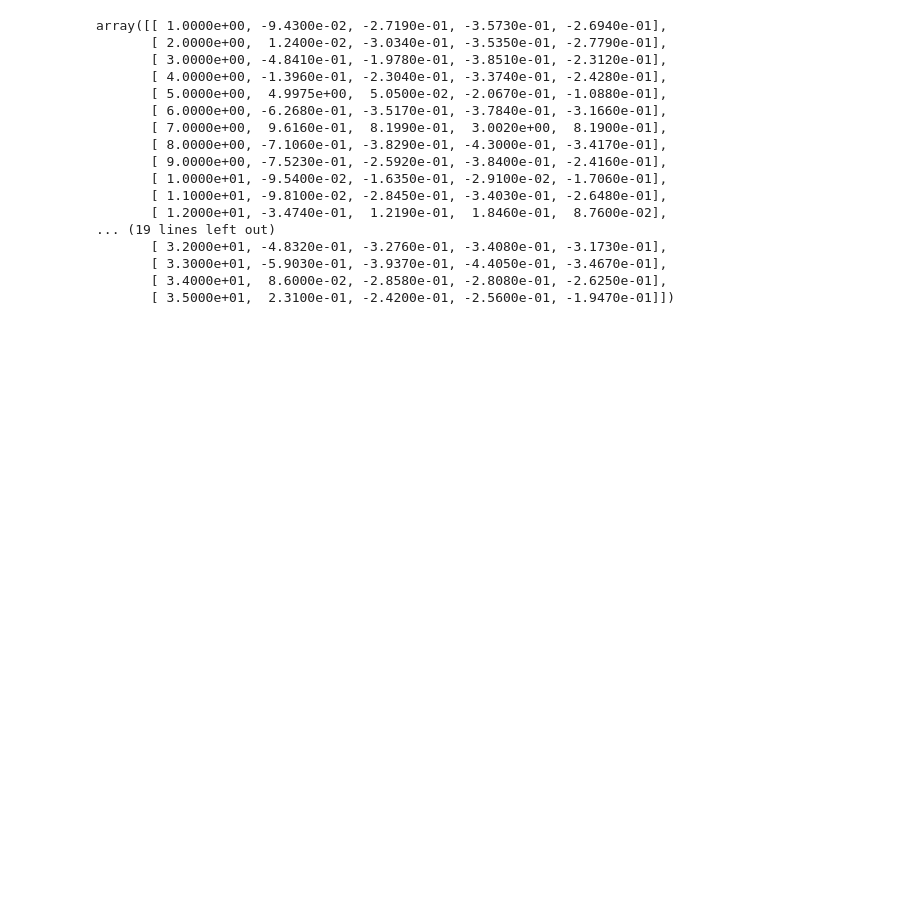
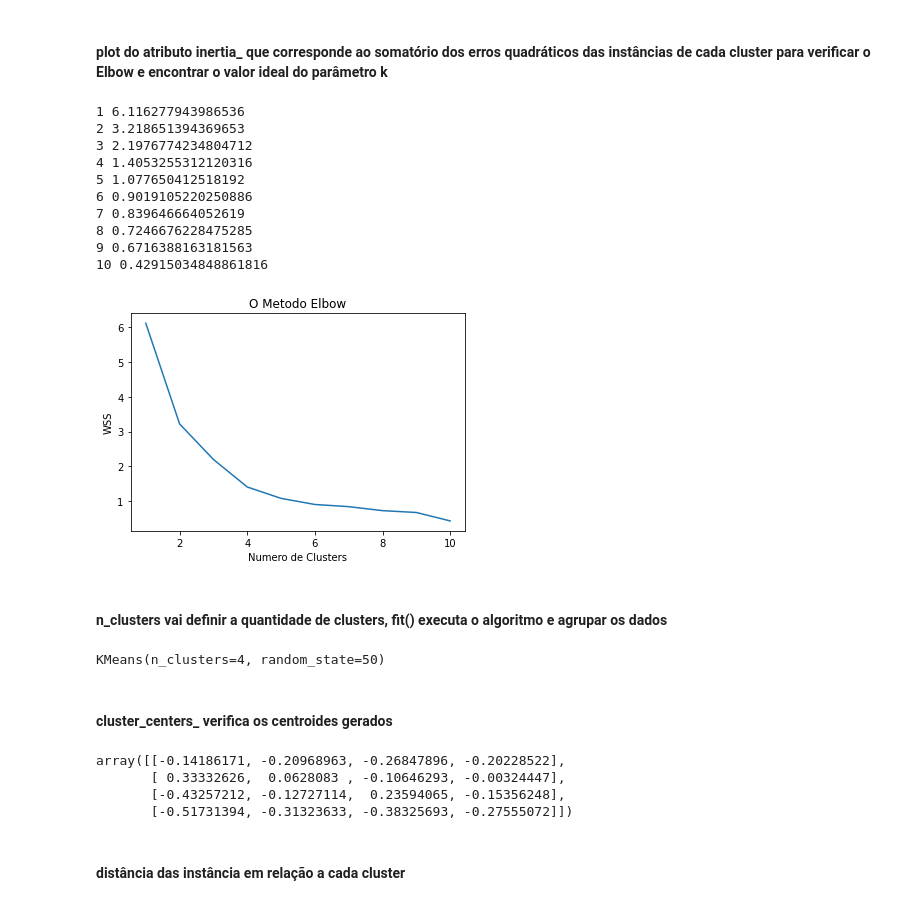
Before and after one commit to gibbonkl/py_exercices, a Jupyter notebook: k-means/k-means.ipynb, the cells around one changed output. Cells and saved outputs as stored; diff of their text form; code cells hidden in the pictures; blank space fills up the shorter version.

```diff
--- a/k-means/k-means.ipynb
+++ b/k-means/k-means.ipynb
@@ -22,26 +47,47 @@ sb.pairplot(df)
-# %%
-x = np.array(df.drop(['Unidade'], axis = 1))
-x
-# %% [output]
-array([[ 1.0000e+00, -9.4300e-02, -2.7190e-01, -3.5730e-01, -2.6940e-01],
-       [ 2.0000e+00,  1.2400e-02, -3.0340e-01, -3.5350e-01, -2.7790e-01],
-       [ 3.0000e+00, -4.8410e-01, -1.9780e-01, -3.8510e-01, -2.3120e-01],
-       [ 4.0000e+00, -1.3960e-01, -2.3040e-01, -3.3740e-01, -2.4280e-01],
-       [ 5.0000e+00,  4.9975e+00,  5.0500e-02, -2.0670e-01, -1.0880e-01],
-       [ 6.0000e+00, -6.2680e-01, -3.5170e-01, -3.7840e-01, -3.1660e-01],
-       [ 7.0000e+00,  9.6160e-01,  8.1990e-01,  3.0020e+00,  8.1900e-01],
-       [ 8.0000e+00, -7.1060e-01, -3.8290e-01, -4.3000e-01, -3.4170e-01],
-       [ 9.0000e+00, -7.5230e-01, -2.5920e-01, -3.8400e-01, -2.4160e-01],
-       [ 1.0000e+01, -9.5400e-02, -1.6350e-01, -2.9100e-02, -1.7060e-01],
-       [ 1.1000e+01, -9.8100e-02, -2.8450e-01, -3.4030e-01, -2.6480e-01],
-       [ 1.2000e+01, -3.4740e-01,  1.2190e-01,  1.8460e-01,  8.7600e-02],
-... (19 lines left out)
-       [ 3.2000e+01, -4.8320e-01, -3.2760e-01, -3.4080e-01, -3.1730e-01],
-       [ 3.3000e+01, -5.9030e-01, -3.9370e-01, -4.4050e-01, -3.4670e-01],
-       [ 3.4000e+01,  8.6000e-02, -2.8580e-01, -2.8080e-01, -2.6250e-01],
-       [ 3.5000e+01,  2.3100e-01, -2.4200e-01, -2.5600e-01, -1.9470e-01]])
 # %%
 from sklearn.cluster import KMeans
+# %% [markdown]
+#### plot do atributo inertia_ que corresponde ao somatório dos erros quadráticos das instâncias de cada cluster para verificar o Elbow e encontrar o valor ideal do parâmetro k
+# %%
+wcss = []
+
+for i in range(1, 11):
+    kmeans = KMeans(n_clusters = i, init = 'random')
+    kmeans.fit(X)
+    print (i,kmeans.inertia_)
+    wcss.append(kmeans.inertia_)
+pl.plot(range(1, 11), wcss)
+pl.title('O Metodo Elbow')
+pl.xlabel('Numero de Clusters')
+pl.ylabel('WSS') #within cluster sum of squares
+pl.show()
+# %% [output]
+1 6.116277943986536
+2 3.218651394369653
+3 2.1976774234804712
+4 1.4053255312120316
+5 1.077650412518192
+6 0.9019105220250886
+7 0.839646664052619
+8 0.7246676228475285
+9 0.6716388163181563
+10 0.42915034848861816
+[figure, added]
+# %% [markdown]
+#### n_clusters vai definir a quantidade de clusters, fit() executa o algoritmo e agrupar os dados
 # %%
-kmeans = KMeans(n_clusters=6,random_state=50)
-kmeans.fit(x)
+kmeans = KMeans(n_clusters=4,random_state=50)
+kmeans.fit(X)
+# %% [output]
+KMeans(n_clusters=4, random_state=50)
+# %% [markdown]
+#### cluster_centers_ verifica os centroides gerados
+# %%
+kmeans.cluster_centers_
+# %% [output]
+array([[-0.14186171, -0.20968963, -0.26847896, -0.20228522],
+       [ 0.33332626,  0.0628083 , -0.10646293, -0.00324447],
+       [-0.43257212, -0.12727114,  0.23594065, -0.15356248],
+       [-0.51731394, -0.31323633, -0.38325693, -0.27555072]])
+# %% [markdown]
+#### distância das instância em relação a cada cluster
```
Also changed, not shown: parts of 15 cells of this notebook, 6 other files.
